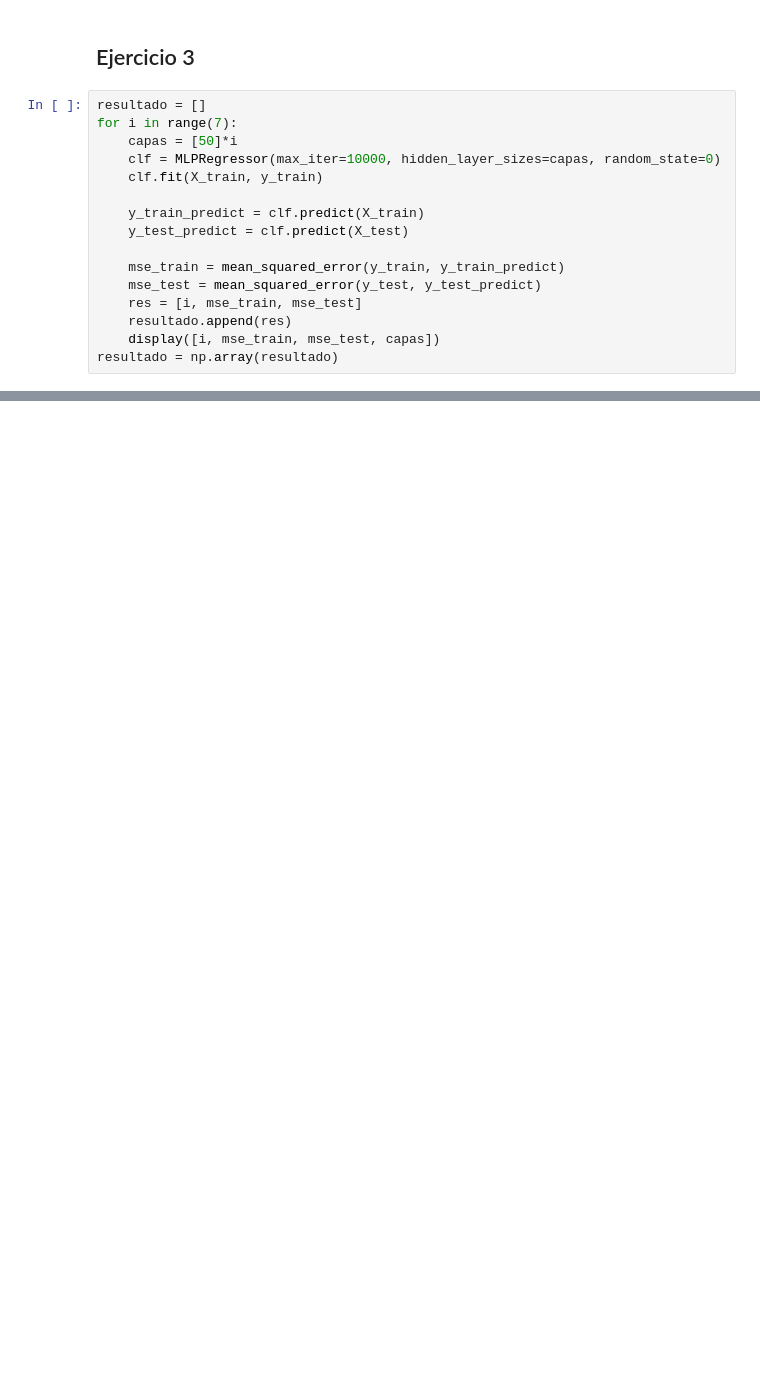
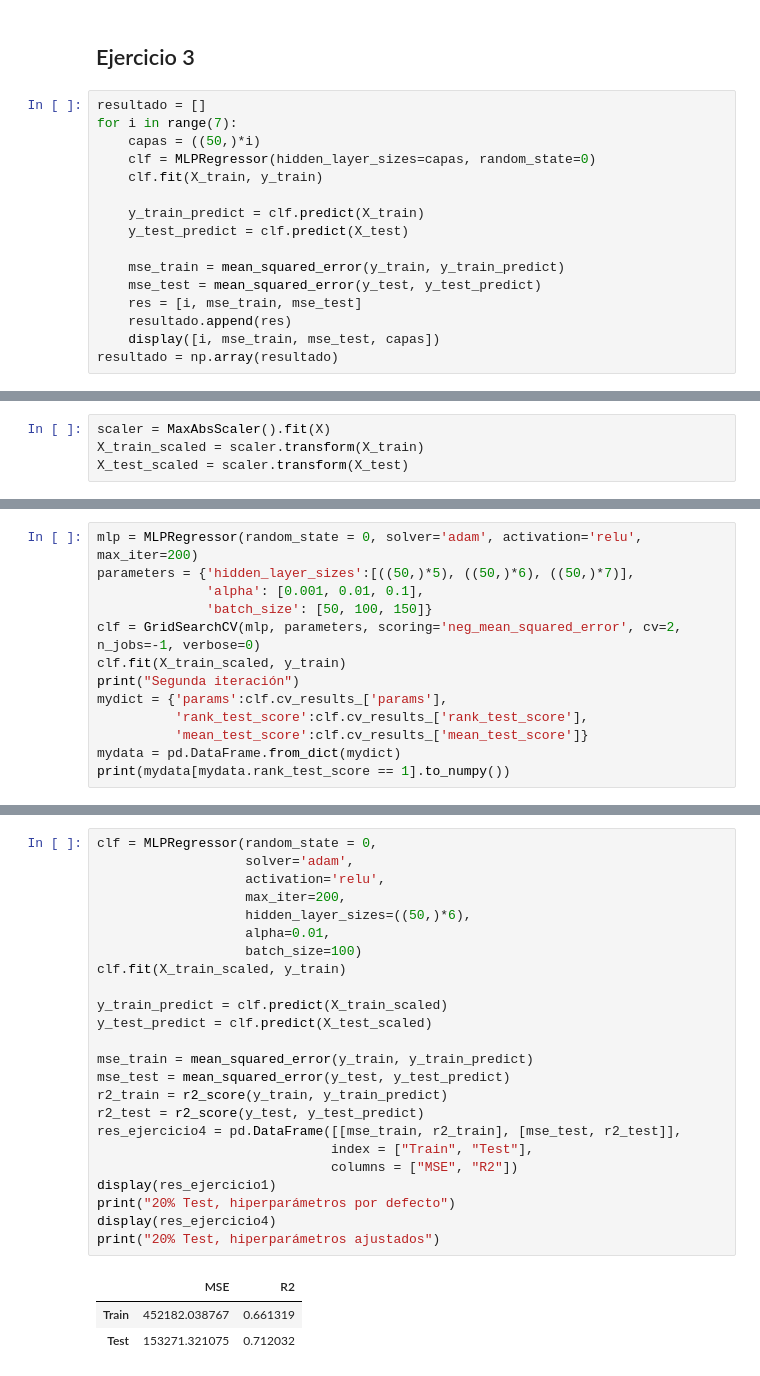
Before and after one commit to qgerman2/ml_labs, a Jupyter notebook: lab4.ipynb, the cells around one changed output, grey strips where cells are left out. Cells and saved outputs as stored; diff of their text form; blank space fills up the shorter version.

```diff
--- a/lab4.ipynb
+++ b/lab4.ipynb
@@ -62,8 +82,8 @@ plt.show()
 # %%
 resultado = []
 for i in range(7):
-    capas = [50]*i
-    clf = MLPRegressor(max_iter=10000, hidden_layer_sizes=capas, random_state=0)
+    capas = ((50,)*i)
+    clf = MLPRegressor(hidden_layer_sizes=capas, random_state=0)
     clf.fit(X_train, y_train)
 
     y_train_predict = clf.predict(X_train)
@@ -93,0 +116,4 @@ plt.show()
+# %%
+scaler = MaxAbsScaler().fit(X)
+X_train_scaled = scaler.transform(X_train)
+X_test_scaled = scaler.transform(X_test)
@@ -93,0 +141,13 @@ plt.show()
+# %%
+mlp = MLPRegressor(random_state = 0, solver='adam', activation='relu', max_iter=200)
+parameters = {'hidden_layer_sizes':[((50,)*5), ((50,)*6), ((50,)*7)],
+              'alpha': [0.001, 0.01, 0.1],
+              'batch_size': [50, 100, 150]}
+clf = GridSearchCV(mlp, parameters, scoring='neg_mean_squared_error', cv=2, n_jobs=-1, verbose=0)
+clf.fit(X_train_scaled, y_train)
+print("Segunda iteración")
+mydict = {'params':clf.cv_results_['params'],
+          'rank_test_score':clf.cv_results_['rank_test_score'],
+          'mean_test_score':clf.cv_results_['mean_test_score']}
+mydata = pd.DataFrame.from_dict(mydict)
+print(mydata[mydata.rank_test_score == 1].to_numpy())
@@ -93,0 +158,28 @@ plt.show()
+# %%
+clf = MLPRegressor(random_state = 0,
+                   solver='adam',
+                   activation='relu',
+                   max_iter=200,
+                   hidden_layer_sizes=((50,)*6),
+                   alpha=0.01,
+                   batch_size=100)
+clf.fit(X_train_scaled, y_train)
+
+y_train_predict = clf.predict(X_train_scaled)
+y_test_predict = clf.predict(X_test_scaled)
+
+mse_train = mean_squared_error(y_train, y_train_predict)
+mse_test = mean_squared_error(y_test, y_test_predict)
+r2_train = r2_score(y_train, y_train_predict)
+r2_test = r2_score(y_test, y_test_predict)
+res_ejercicio4 = pd.DataFrame([[mse_train, r2_train], [mse_test, r2_test]],
+                              index = ["Train", "Test"],
+                              columns = ["MSE", "R2"])
+display(res_ejercicio1)
+print("20% Test, hiperparámetros por defecto")
+display(res_ejercicio4)
+print("20% Test, hiperparámetros ajustados")
+# %% [output]
+|  | MSE | R2 |
+| Train | 452182.038767 | 0.661319 |
+| Test | 153271.321075 | 0.712032 |
```
Also changed, not shown: parts of 10 cells of this notebook.
